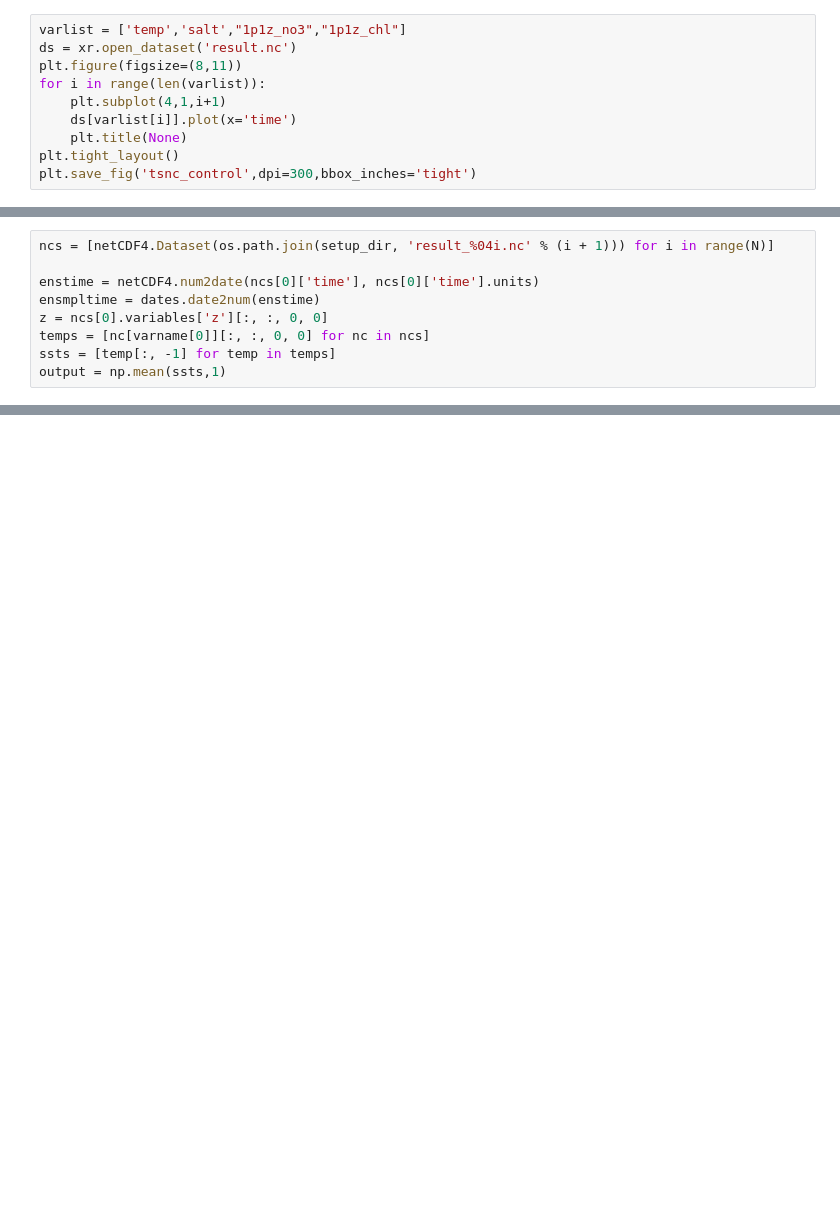
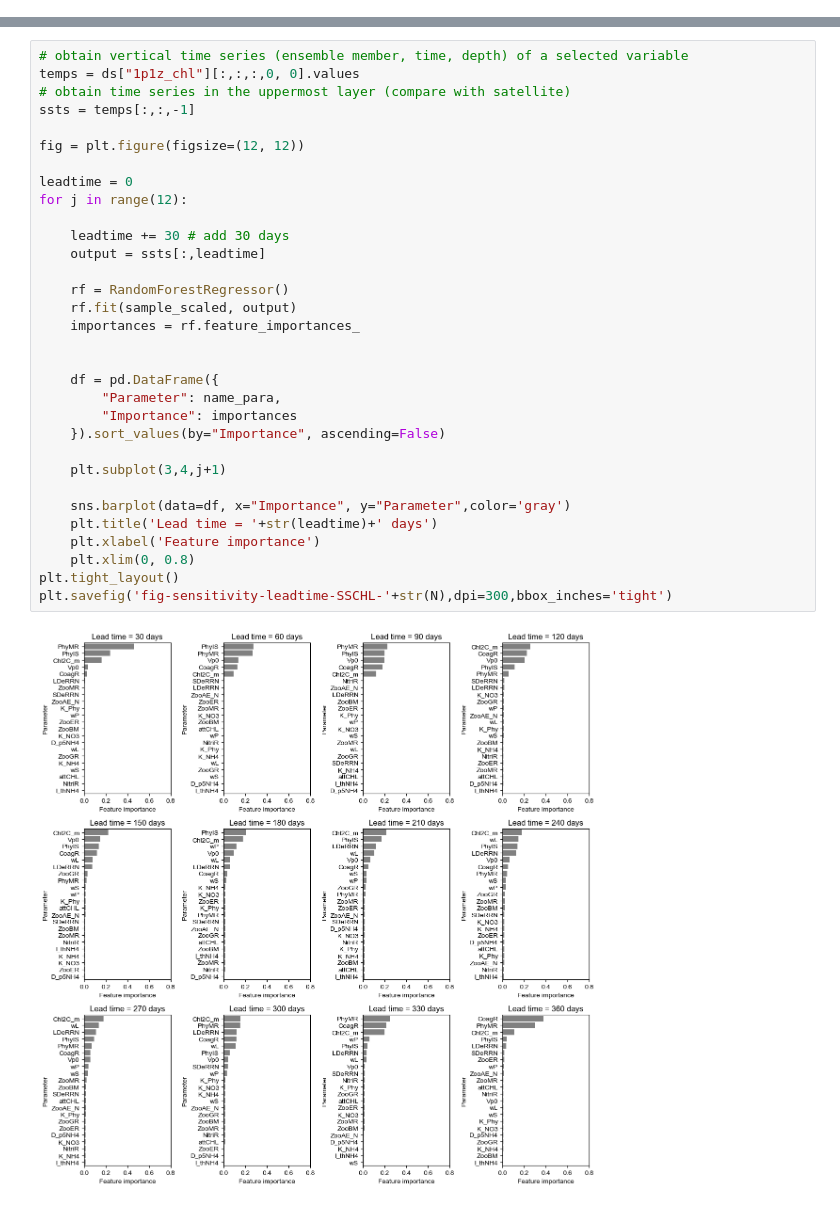
Before and after one commit to hakaseh/cases4argo, a Jupyter notebook: case/nns_annual/do-parameter-sensitivity.ipynb, the cells around one changed output, grey strips where cells are left out. Saved outputs shown, nothing was run; the diff lists cells and outputs as text; blank space fills up the shorter version.

Commit message:
update parameter sensitivity analysis notebook.

```diff
--- a/case/nns_annual/do-parameter-sensitivity.ipynb
+++ b/case/nns_annual/do-parameter-sensitivity.ipynb
@@ -55,10 +52,0 @@ obs = np.array(obs).reshape(-1, 3)
-# %%
-varlist = ['temp','salt',"1p1z_no3","1p1z_chl"]
-ds = xr.open_dataset('result.nc')
-plt.figure(figsize=(8,11))
-for i in range(len(varlist)):
-    plt.subplot(4,1,i+1)
-    ds[varlist[i]].plot(x='time')
-    plt.title(None)
-plt.tight_layout()
-plt.save_fig('tsnc_control',dpi=300,bbox_inches='tight')
@@ -150,9 +52,0 @@ NameError: name 'temp' is not defined
-# %%
-ncs = [netCDF4.Dataset(os.path.join(setup_dir, 'result_%04i.nc' % (i + 1))) for i in range(N)]
-
-enstime = netCDF4.num2date(ncs[0]['time'], ncs[0]['time'].units)
-ensmpltime = dates.date2num(enstime)
-z = ncs[0].variables['z'][:, :, 0, 0]
-temps = [nc[varname[0]][:, :, 0, 0] for nc in ncs]
-ssts = [temp[:, -1] for temp in temps]
-output = np.mean(ssts,1)
@@ -240,0 +232,34 @@ NameError: name 'plt' is not defined
+# %%
+# obtain vertical time series (ensemble member, time, depth) of a selected variable
+temps = ds["1p1z_chl"][:,:,:,0, 0].values
+# obtain time series in the uppermost layer (compare with satellite)
+ssts = temps[:,:,-1]
+
+fig = plt.figure(figsize=(12, 12))
+
+leadtime = 0
+for j in range(12):
+
+    leadtime += 30 # add 30 days
+    output = ssts[:,leadtime]
+
+    rf = RandomForestRegressor()
+    rf.fit(sample_scaled, output)
+    importances = rf.feature_importances_
+
+
+    df = pd.DataFrame({
+        "Parameter": name_para,
+        "Importance": importances
+    }).sort_values(by="Importance", ascending=False)
+
+    plt.subplot(3,4,j+1)
+
+    sns.barplot(data=df, x="Importance", y="Parameter",color='gray')
+    plt.title('Lead time = '+str(leadtime)+' days')
+    plt.xlabel('Feature importance')
+    plt.xlim(0, 0.8)
+plt.tight_layout()
+plt.savefig('fig-sensitivity-leadtime-SSCHL-'+str(N),dpi=300,bbox_inches='tight')
+# %% [output]
+[figure, added]
```
Also changed, not shown: parts of 24 cells of this notebook, 2 other files.
